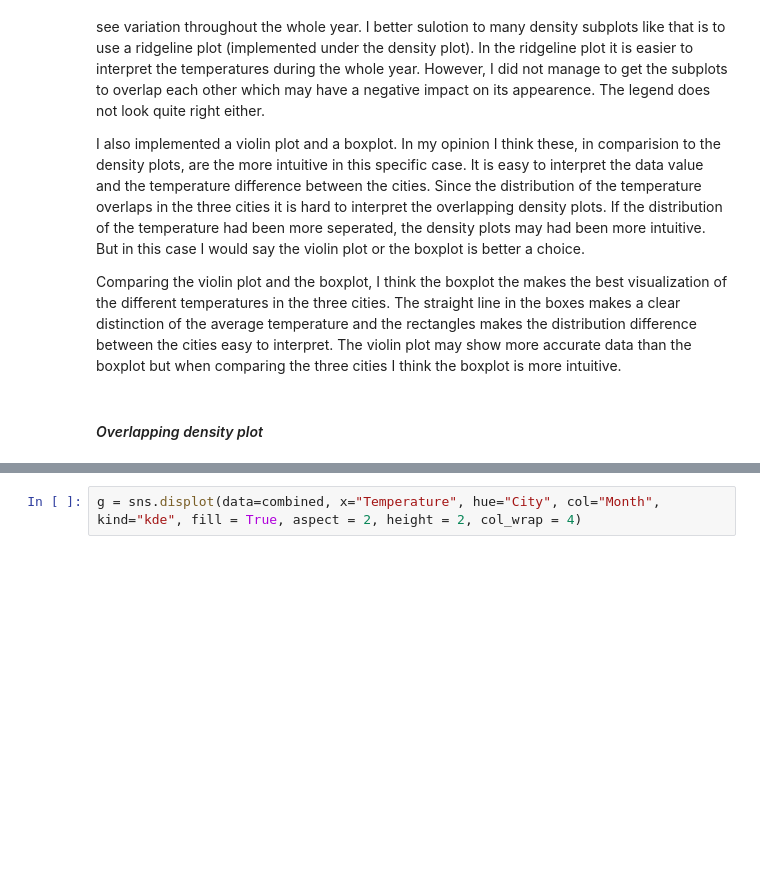
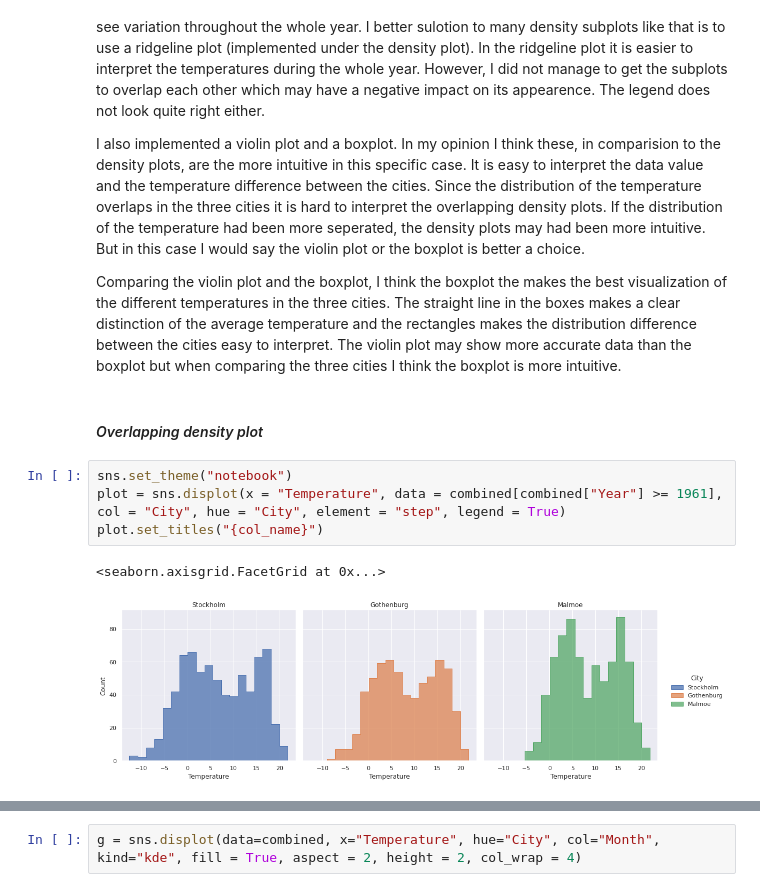
Before and after one commit to elvinafahlgren/Visualization, a Jupyter notebook: worksheet-2.ipynb, the cells around one changed output, grey strips where cells are left out. Drawn from its saved outputs; the diff is of its cells as text; blank space fills up the shorter version.

```diff
--- a/worksheet-2.ipynb
+++ b/worksheet-2.ipynb
@@ -176,3 +176,10 @@ I also implemented a violin plot and a boxplot. In my opinion I think these, in
 Comparing the violin plot and the boxplot, I think the boxplot the makes the best visualization of the different temperatures in the three cities. The straight line in the boxes makes a clear distinction of the average temperature and the rectangles makes the distribution difference between the cities easy to interpret. The violin plot may show more accurate data than the boxplot but when comparing the three cities I think the boxplot is more intuitive.
 # %% [markdown]
 #### *Overlapping density plot*
+# %%
+sns.set_theme("notebook")
+plot = sns.displot(x = "Temperature", data = combined[combined["Year"] >= 1961], col = "City", hue = "City", element = "step", legend = True)
+plot.set_titles("{col_name}")
+# %% [output]
+<seaborn.axisgrid.FacetGrid at 0x...>
+[figure, added]
```
Also changed, not shown: parts of 1 cell of this notebook, 1 other file.
